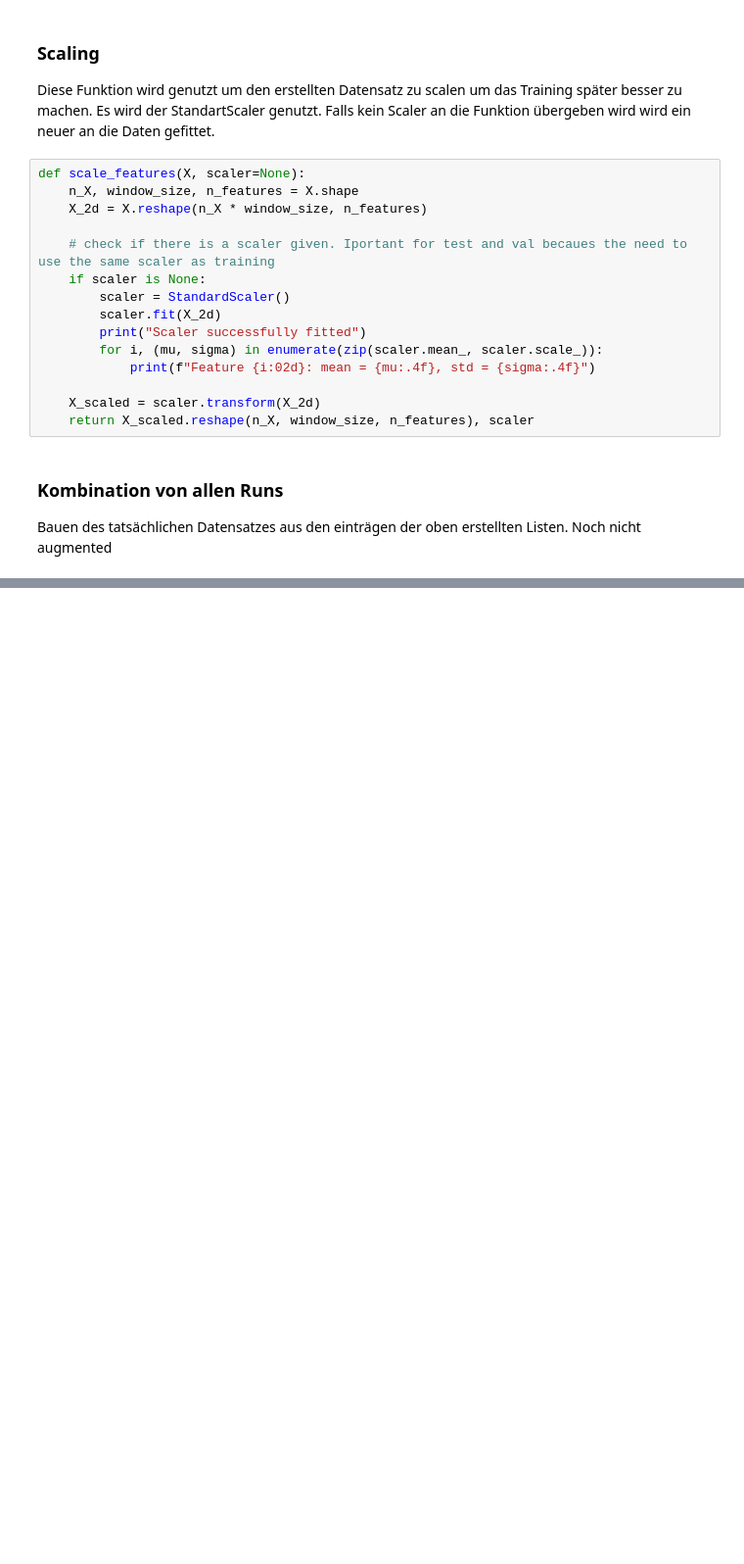
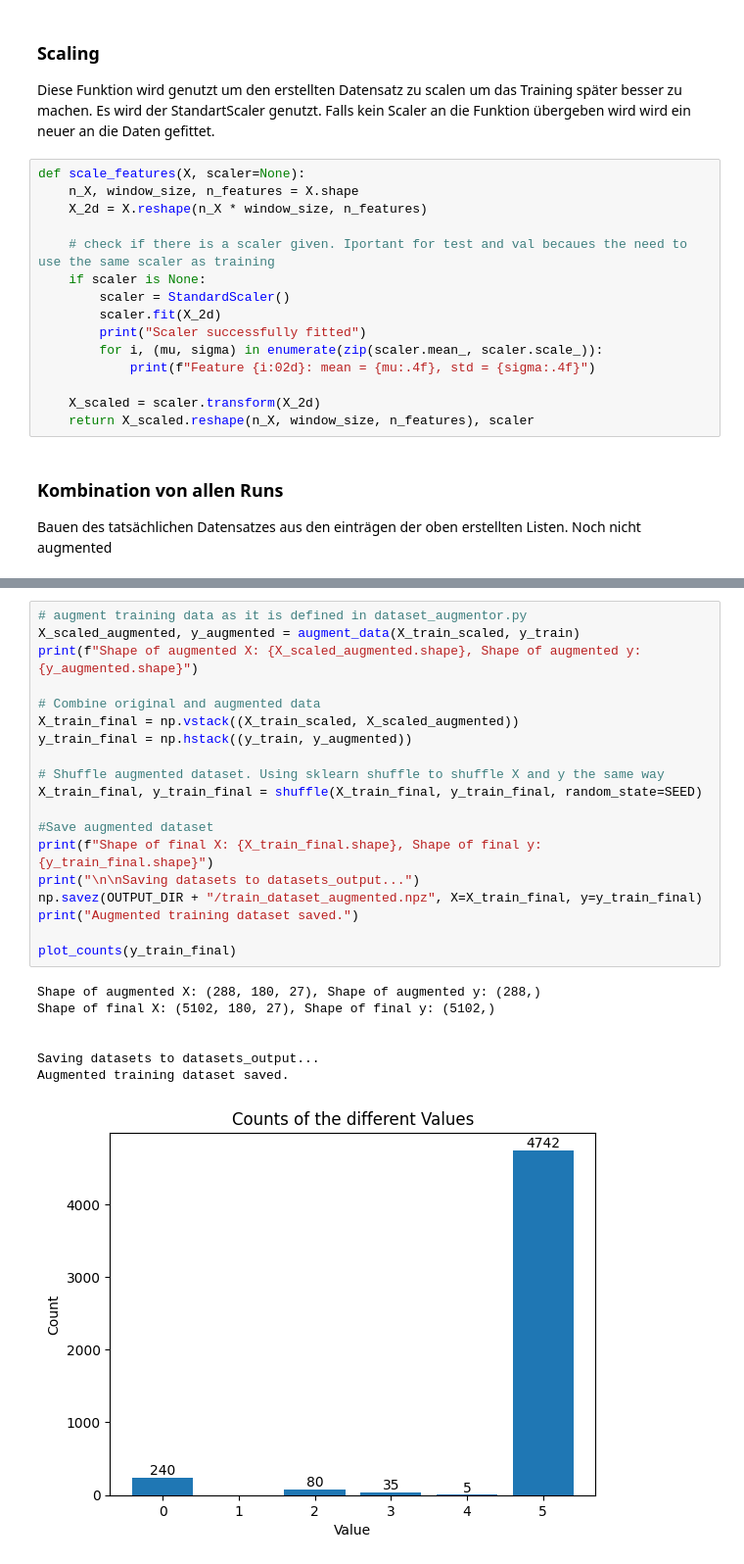
Before and after one commit to corneliusbrandt/ML_highlightvideoerstellung_bachelor, a Jupyter notebook: src/dataset_builder.ipynb, the cells around one changed output, grey strips where cells are left out. Shown at 98% size. Saved outputs shown, nothing was run; the diff lists cells and outputs as text; blank space fills up the shorter version.

Commit message:
Implemented Data Augmetntor to dataset builder

```diff
--- a/src/dataset_builder.ipynb
+++ b/src/dataset_builder.ipynb
@@ -636,0 +646,27 @@ Datasets saved.
+# %%
+# augment training data as it is defined in dataset_augmentor.py
+X_scaled_augmented, y_augmented = augment_data(X_train_scaled, y_train)
+print(f"Shape of augmented X: {X_scaled_augmented.shape}, Shape of augmented y: {y_augmented.shape}")
+
+# Combine original and augmented data
+X_train_final = np.vstack((X_train_scaled, X_scaled_augmented))
+y_train_final = np.hstack((y_train, y_augmented))
+
+# Shuffle augmented dataset. Using sklearn shuffle to shuffle X and y the same way
+X_train_final, y_train_final = shuffle(X_train_final, y_train_final, random_state=SEED)
+
+#Save augmented dataset
+print(f"Shape of final X: {X_train_final.shape}, Shape of final y: {y_train_final.shape}")
+print("\n\nSaving datasets to datasets_output...")
+np.savez(OUTPUT_DIR + "/train_dataset_augmented.npz", X=X_train_final, y=y_train_final)
+print("Augmented training dataset saved.")
+
+plot_counts(y_train_final)
+# %% [output]
+Shape of augmented X: (288, 180, 27), Shape of augmented y: (288,)
+Shape of final X: (5102, 180, 27), Shape of final y: (5102,)
+
+
+Saving datasets to datasets_output...
+Augmented training dataset saved.
+[figure, added]
```
Also changed, not shown: parts of 3 cells of this notebook, 1 other file.
